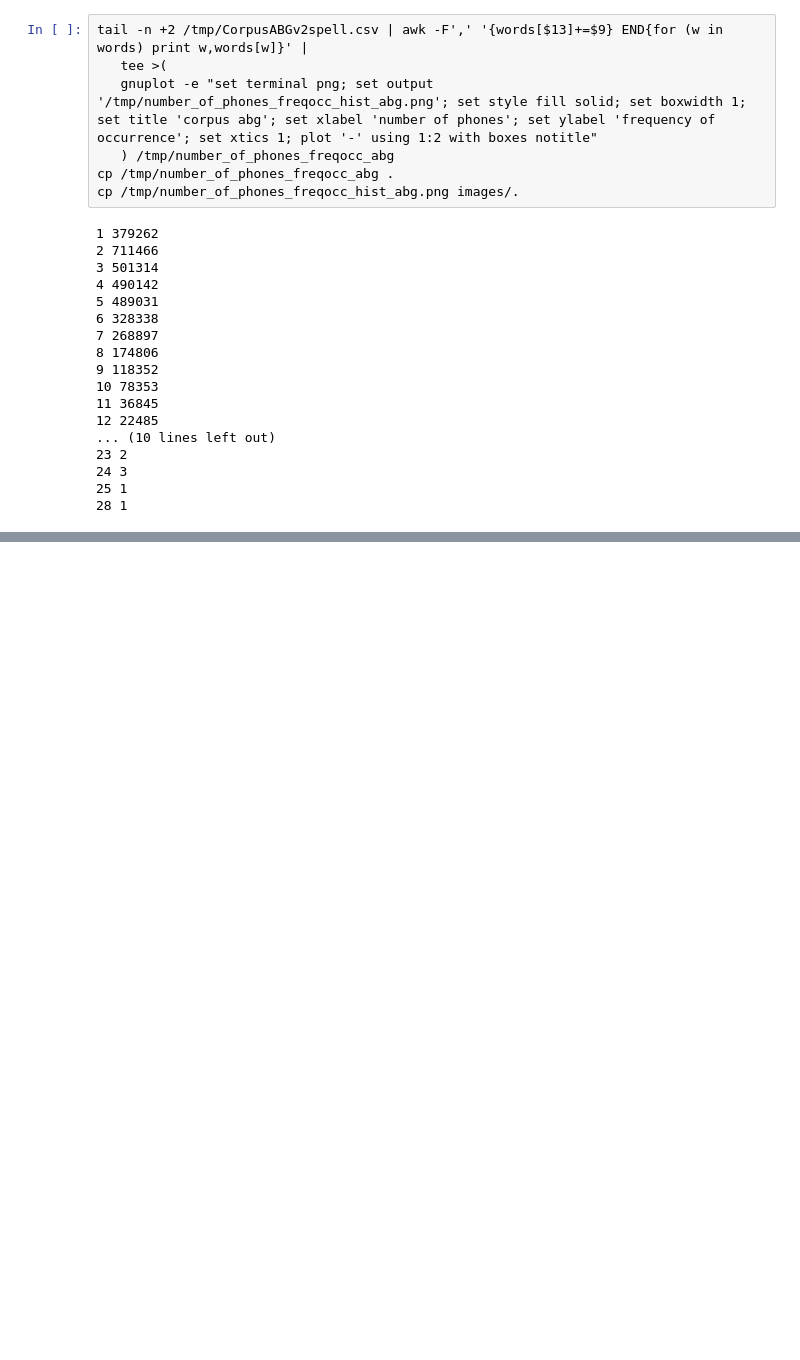
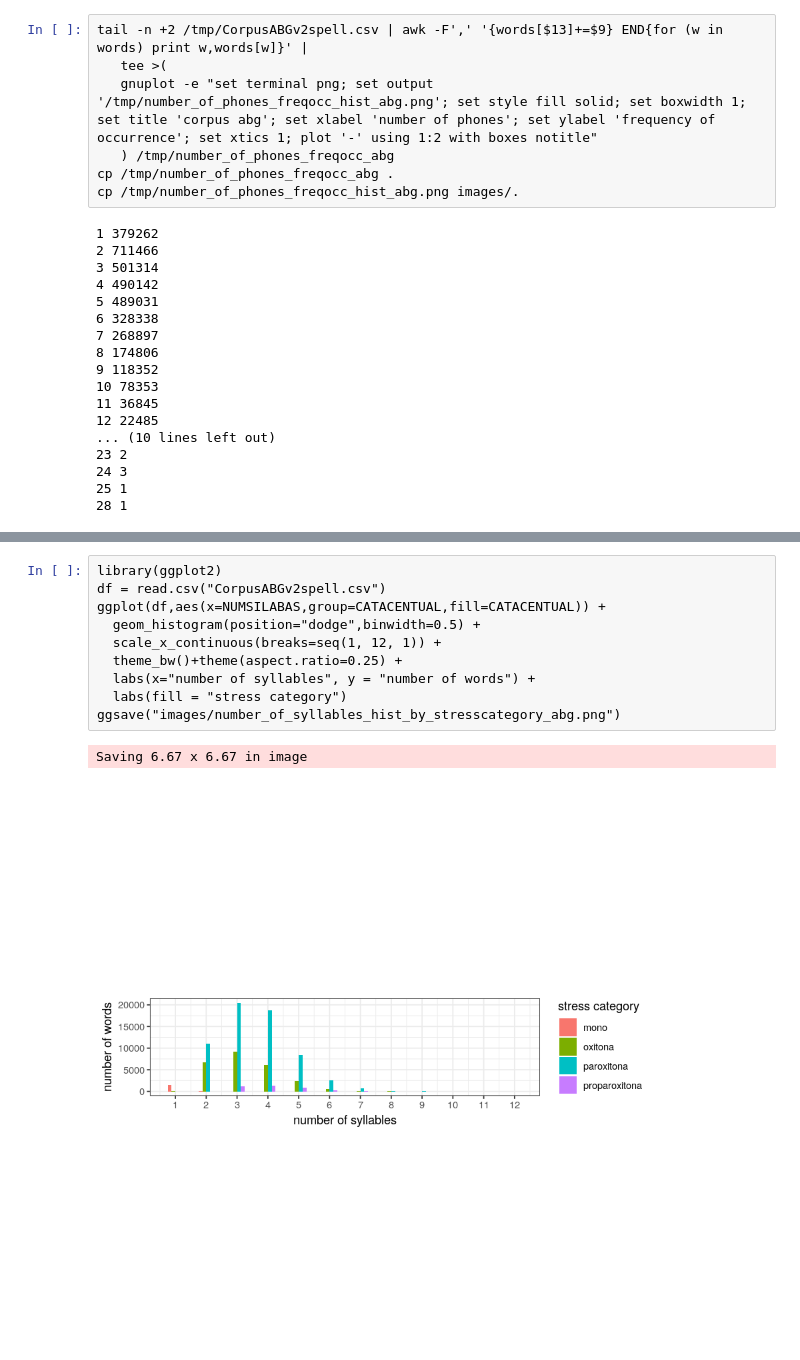
Before and after one commit to leolca/corpusABG, a Jupyter notebook: abg.ipynb, the cells around one changed output, grey strips where cells are left out. Cells and saved outputs as stored; diff of their text form; blank space fills up the shorter version.

Commit message:
histograms for number of syllables

```diff
--- a/abg.ipynb
+++ b/abg.ipynb
@@ -1387,3 +1387,16 @@ cp /tmp/number_of_phones_freqocc_hist_abg.png images/.
 Complete result available [here](https://github.com/leolca/corpusABG/blob/master/number_of_phones_freqocc_abg).
 
 ![](images/number_of_phones_freqocc_hist_abg.png)
+# %%
+library(ggplot2)
+df = read.csv("CorpusABGv2spell.csv")
+ggplot(df,aes(x=NUMSILABAS,group=CATACENTUAL,fill=CATACENTUAL)) +
+  geom_histogram(position="dodge",binwidth=0.5) +
+  scale_x_continuous(breaks=seq(1, 12, 1)) +
+  theme_bw()+theme(aspect.ratio=0.25) +
+  labs(x="number of syllables", y = "number of words") +
+  labs(fill = "stress category")
+ggsave("images/number_of_syllables_hist_by_stresscategory_abg.png")
+# %% [output]
+Saving 6.67 x 6.67 in image
+[figure, added]
```
Also changed, not shown: parts of 1 cell of this notebook, 2 other files.
